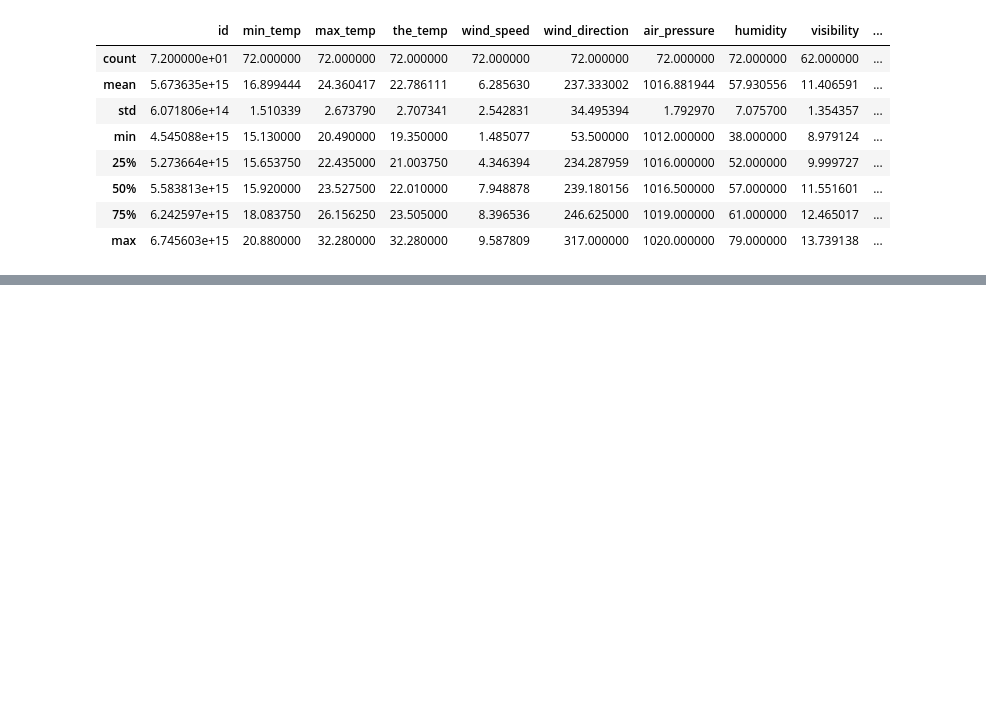
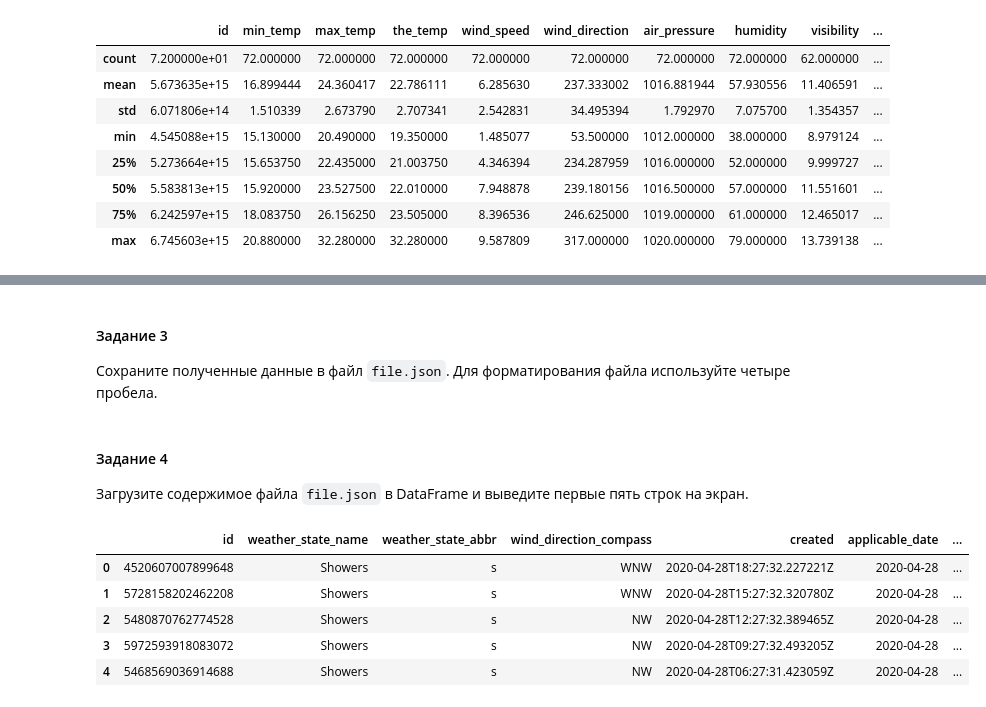
Before and after one commit to Pro100v/SkillBox-DataScience, a Jupyter notebook: JSON/18_json_hw.ipynb, the cells around one changed output, grey strips where cells are left out. Saved outputs shown, nothing was run; the diff lists cells and outputs as text; code cells hidden in the pictures; blank space fills up the shorter version.

```diff
--- a/JSON/18_json_hw.ipynb
+++ b/JSON/18_json_hw.ipynb
@@ -109,0 +151,23 @@ plt.show()
+# %% [markdown]
+#### Задание 3
+
+Сохраните полученные данные в файл `file.json`. Для форматирования файла используйте четыре пробела.
+# %%
+# выгрузим данные в файл
+file_name = 'moscow_weather.json'
+
+with open(file_name, 'w') as file:
+    json.dump(data, file, indent=4)
+# %% [markdown]
+#### Задание 4
+
+Загрузите содержимое файла `file.json` в DataFrame и выведите первые пять строк на экран.
+# %%
+pd.read_json(file_name).head()
+# %% [output]
+|  | id | weather_state_name | weather_state_abbr | wind_direction_compass | created | applicable_date | ... |
+| 0 | 4520607007899648 | Showers | s | WNW | 2020-04-28T18:27:32.227221Z | 2020-04-28 | ... |
+| 1 | 5728158202462208 | Showers | s | WNW | 2020-04-28T15:27:32.320780Z | 2020-04-28 | ... |
+| 2 | 5480870762774528 | Showers | s | NW | 2020-04-28T12:27:32.389465Z | 2020-04-28 | ... |
+| 3 | 5972593918083072 | Showers | s | NW | 2020-04-28T09:27:32.493205Z | 2020-04-28 | ... |
+| 4 | 5468569036914688 | Showers | s | NW | 2020-04-28T06:27:31.423059Z | 2020-04-28 | ... |
```
Also changed, not shown: parts of 10 cells of this notebook, 1 other file.
